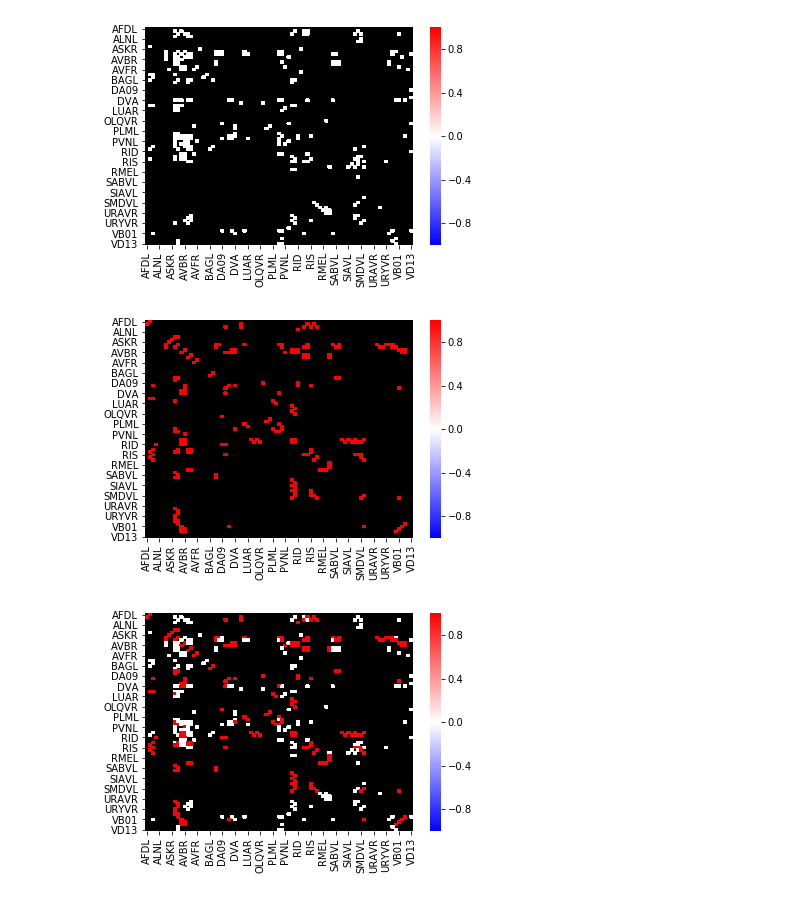
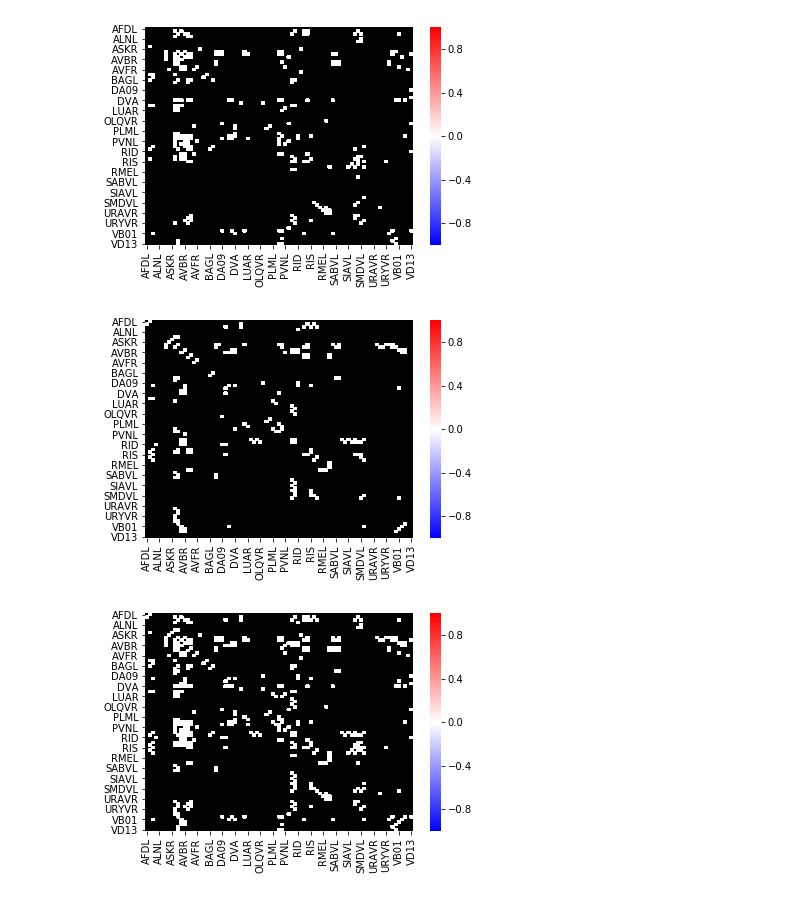
Before and after one commit to MarcJavin/WBI-analysis, a Jupyter notebook: SynapsesSigns.ipynb, the cells around one changed output. Saved outputs shown, nothing was run; the diff lists cells and outputs as text; code cells hidden in the pictures.

```diff
--- a/SynapsesSigns.ipynb
+++ b/SynapsesSigns.ipynb
@@ -17,31 +17,31 @@ LABS = ['AFDL', 'AIBL', 'AIBR', 'ALA', 'ALNL', 'ALNR', 'AS10', 'ASKL', 'ASKR', '
 # %%
 def nanify(df, val=0):
     df[df == 0] = np.nan
     df[df.notna()] = val
     return df
 
 def plot_conns(df):
     g = sns.heatmap(df, cmap='bwr', vmin=-1, vmax=1)
     g.set_facecolor('k')
     plt.show()
 
 dfs, dfg = init()
 dfs = dfs.loc[LABS, LABS]
 dfg = dfg.loc[LABS, LABS]
-dfall = (dfs > 0) + 2*(dfg > 0) - 1
-dfall[dfall == -1] = np.nan
-dfall[dfall > 1] = 1
+dfall = (dfs > 0) | (dfg > 0)
+dfall = nanify(dfall)
 alles = dfall.copy()
 syns = nanify(dfs)
 dfsyn = syns.copy()
-gaps = nanify(dfg, 1)
+gaps = nanify(dfg, 0)
+dfgap = gaps.copy()
 plot_conns(syns)
 plot_conns(gaps)
 plot_conns(alles)
 # %% [output]
 [figure]
-[figure, old version]
+[figure, new version]
-[figure, old version]
+[figure, new version]
 # %%
 NB = 0
 
```
Also changed, not shown: parts of 9 cells of this notebook, 2 other files.
